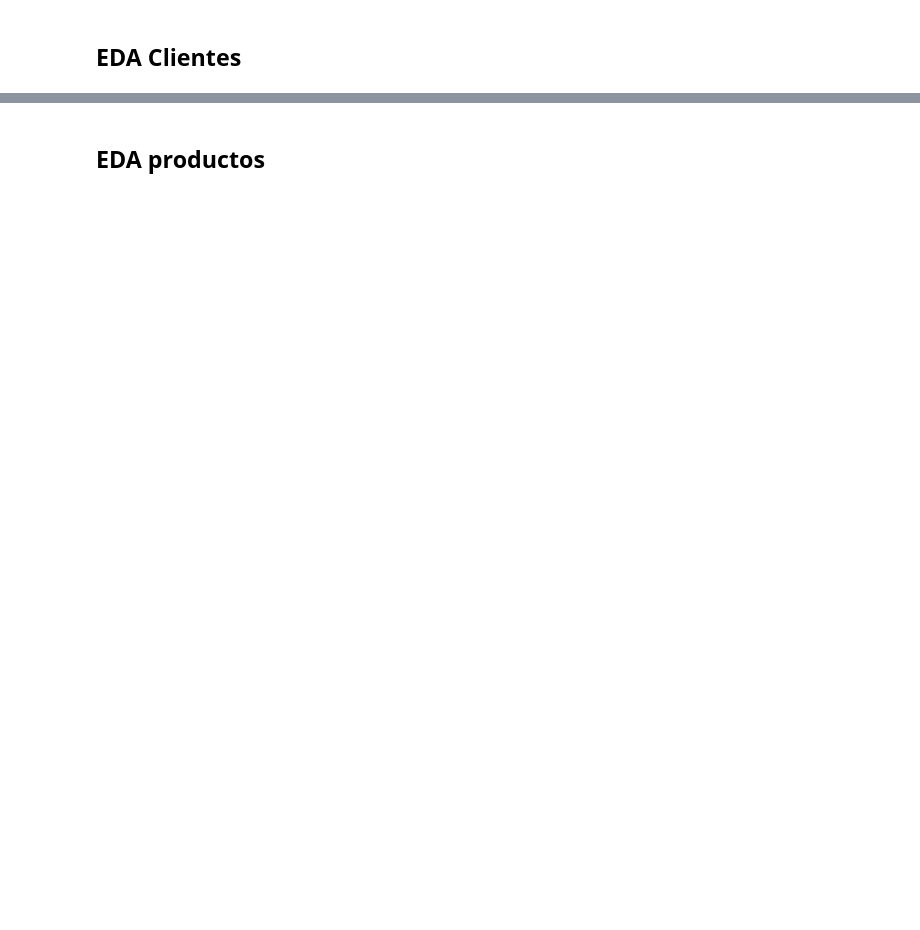
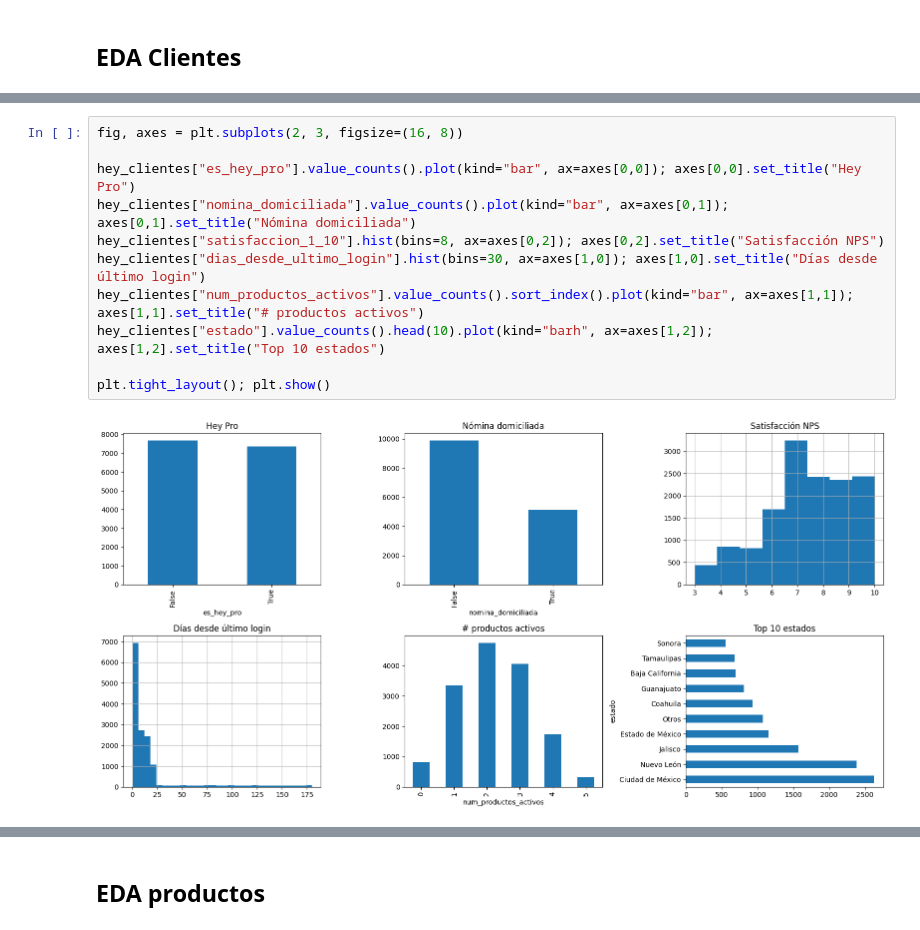
Before and after one commit to Alejandro-Alfaro-G/DAGA-RELOADED, a Jupyter notebook: scripts/EDA.ipynb, the cells around one changed output, grey strips where cells are left out. Cells and saved outputs as stored; diff of their text form; blank space fills up the shorter version.

```diff
--- a/scripts/EDA.ipynb
+++ b/scripts/EDA.ipynb
@@ -28,0 +158,13 @@ print(hey_clientes.head())
+# %%
+fig, axes = plt.subplots(2, 3, figsize=(16, 8))
+
+hey_clientes["es_hey_pro"].value_counts().plot(kind="bar", ax=axes[0,0]); axes[0,0].set_title("Hey Pro")
+hey_clientes["nomina_domiciliada"].value_counts().plot(kind="bar", ax=axes[0,1]); axes[0,1].set_title("Nómina domiciliada")
+hey_clientes["satisfaccion_1_10"].hist(bins=8, ax=axes[0,2]); axes[0,2].set_title("Satisfacción NPS")
+hey_clientes["dias_desde_ultimo_login"].hist(bins=30, ax=axes[1,0]); axes[1,0].set_title("Días desde último login")
+hey_clientes["num_productos_activos"].value_counts().sort_index().plot(kind="bar", ax=axes[1,1]); axes[1,1].set_title("# productos activos")
+hey_clientes["estado"].value_counts().head(10).plot(kind="barh", ax=axes[1,2]); axes[1,2].set_title("Top 10 estados")
+
+plt.tight_layout(); plt.show()
+# %% [output]
+[figure, added]
```
Also changed, not shown: parts of 23 cells of this notebook, 1 other file.
